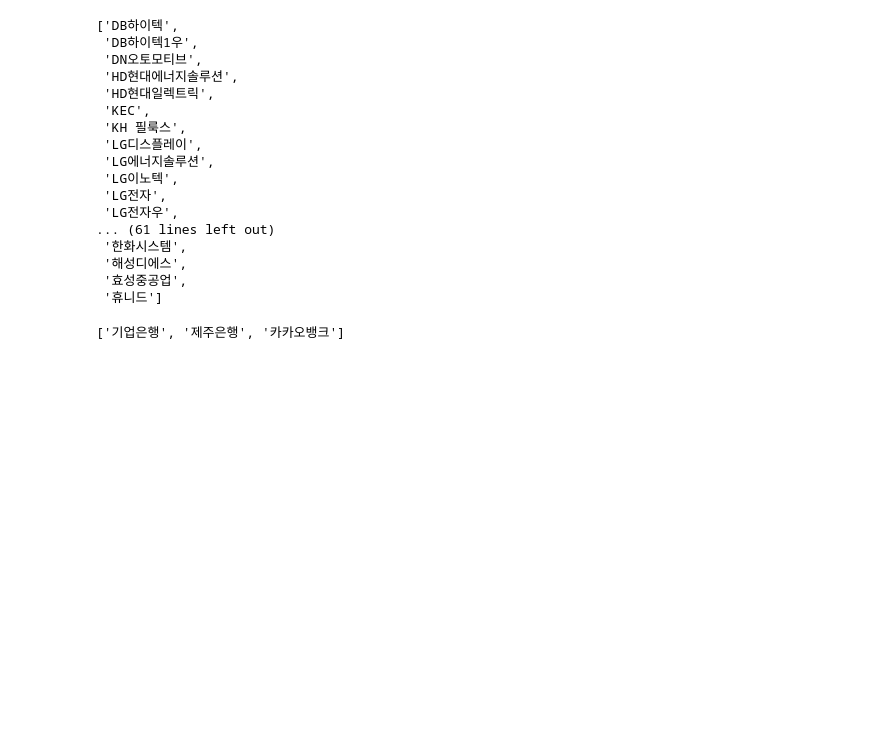
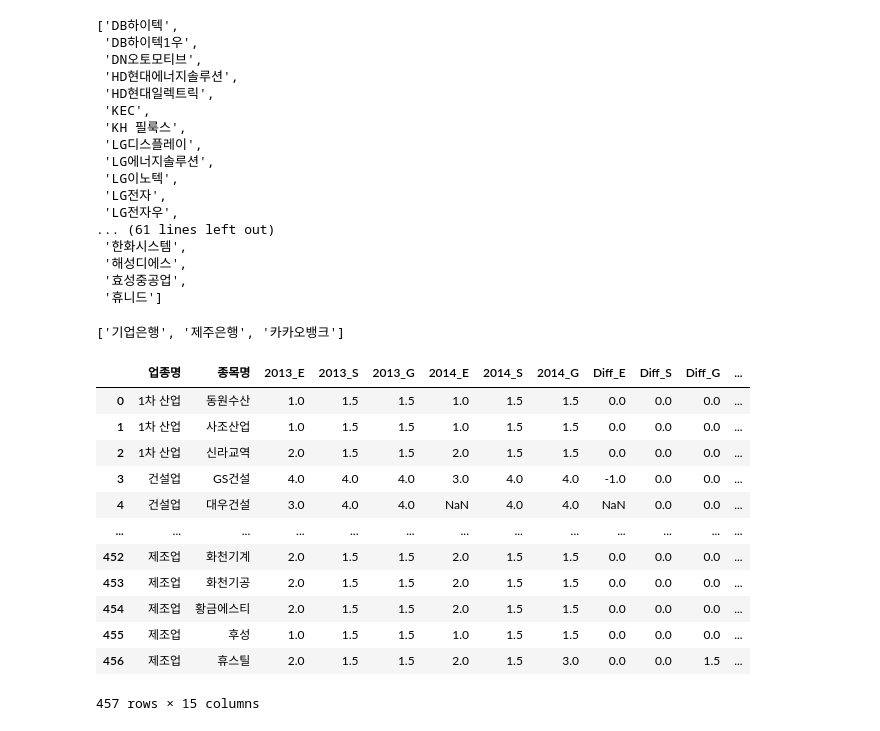
Before and after one commit to shoni0325/Hackathon_ESG, a Jupyter notebook: test.ipynb, the cells around one changed output. Drawn from its saved outputs; the diff is of its cells as text; code cells hidden in the pictures; blank space fills up the shorter version.

```diff
--- a/test.ipynb
+++ b/test.ipynb
@@ -228,0 +194,18 @@ list_1
+# %%
+df = pd.read_csv('./data/origindata/original_1314.csv')
+# %%
+df
+# %% [output]
+|  | 업종명 | 종목명 | 2013_E | 2013_S | 2013_G | 2014_E | 2014_S | 2014_G | Diff_E | Diff_S | Diff_G | ... |
+| 0 | 1차 산업 | 동원수산 | 1.0 | 1.5 | 1.5 | 1.0 | 1.5 | 1.5 | 0.0 | 0.0 | 0.0 | ... |
+| 1 | 1차 산업 | 사조산업 | 1.0 | 1.5 | 1.5 | 1.0 | 1.5 | 1.5 | 0.0 | 0.0 | 0.0 | ... |
+| 2 | 1차 산업 | 신라교역 | 2.0 | 1.5 | 1.5 | 2.0 | 1.5 | 1.5 | 0.0 | 0.0 | 0.0 | ... |
+| 3 | 건설업 | GS건설 | 4.0 | 4.0 | 4.0 | 3.0 | 4.0 | 4.0 | -1.0 | 0.0 | 0.0 | ... |
+| 4 | 건설업 | 대우건설 | 3.0 | 4.0 | 4.0 | NaN | 4.0 | 4.0 | NaN | 0.0 | 0.0 | ... |
+| ... | ... | ... | ... | ... | ... | ... | ... | ... | ... | ... | ... | ... |
+| 452 | 제조업 | 화천기계 | 2.0 | 1.5 | 1.5 | 2.0 | 1.5 | 1.5 | 0.0 | 0.0 | 0.0 | ... |
+| 453 | 제조업 | 화천기공 | 2.0 | 1.5 | 1.5 | 2.0 | 1.5 | 1.5 | 0.0 | 0.0 | 0.0 | ... |
+| 454 | 제조업 | 황금에스티 | 2.0 | 1.5 | 1.5 | 2.0 | 1.5 | 1.5 | 0.0 | 0.0 | 0.0 | ... |
+| 455 | 제조업 | 후성 | 1.0 | 1.5 | 1.5 | 1.0 | 1.5 | 1.5 | 0.0 | 0.0 | 0.0 | ... |
+| 456 | 제조업 | 휴스틸 | 2.0 | 1.5 | 1.5 | 2.0 | 1.5 | 3.0 | 0.0 | 0.0 | 1.5 | ... |
+457 rows × 15 columns
```
Also changed, not shown: parts of 17 cells of this notebook, 17 other files.
